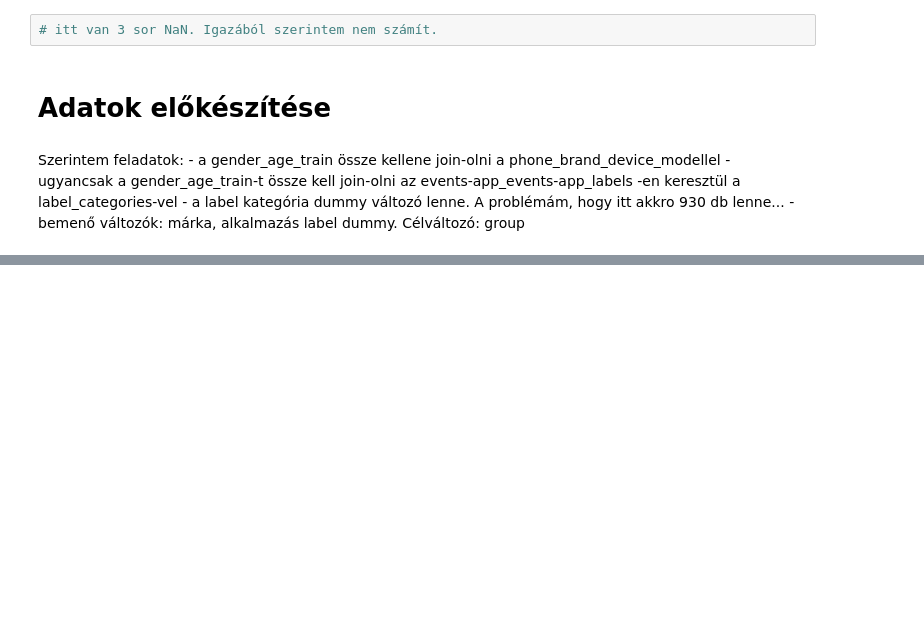
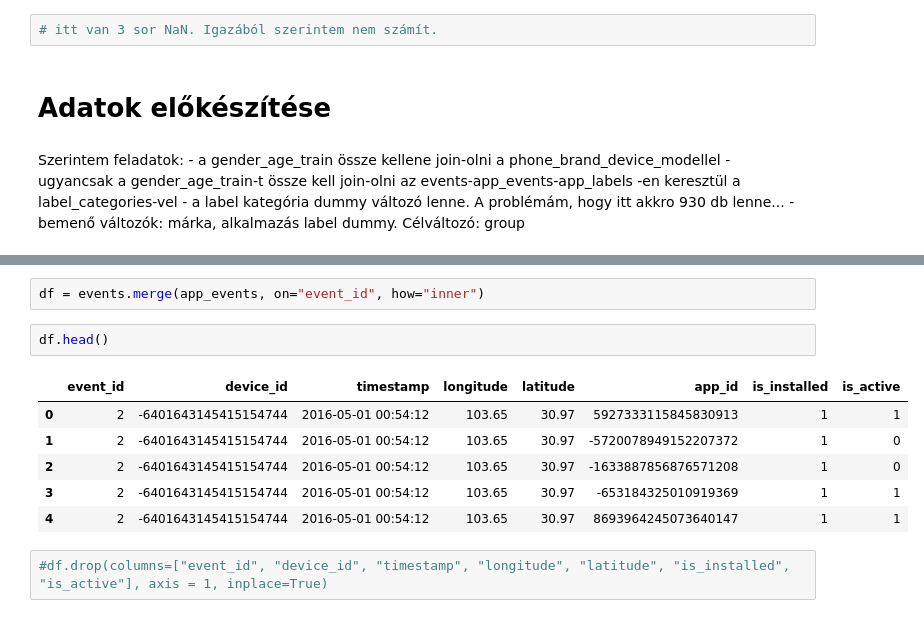
Before and after one commit to aranyhoczki/dskurt_grp1, a Jupyter notebook: talking_data/notebooks/first.ipynb, the cells around one changed output, grey strips where cells are left out. Cells and saved outputs as stored; diff of their text form; blank space fills up the shorter version.

```diff
--- a/talking_data/notebooks/first.ipynb
+++ b/talking_data/notebooks/first.ipynb
@@ -190,0 +211,13 @@ Szerintem feladatok:
+# %%
+df = events.merge(app_events, on="event_id", how="inner")
+# %%
+df.head()
+# %% [output]
+|  | event_id | device_id | timestamp | longitude | latitude | app_id | is_installed | is_active |
+| 0 | 2 | -6401643145415154744 | 2016-05-01 00:54:12 | 103.65 | 30.97 | 5927333115845830913 | 1 | 1 |
+| 1 | 2 | -6401643145415154744 | 2016-05-01 00:54:12 | 103.65 | 30.97 | -5720078949152207372 | 1 | 0 |
+| 2 | 2 | -6401643145415154744 | 2016-05-01 00:54:12 | 103.65 | 30.97 | -1633887856876571208 | 1 | 0 |
+| 3 | 2 | -6401643145415154744 | 2016-05-01 00:54:12 | 103.65 | 30.97 | -653184325010919369 | 1 | 1 |
+| 4 | 2 | -6401643145415154744 | 2016-05-01 00:54:12 | 103.65 | 30.97 | 8693964245073640147 | 1 | 1 |
+# %%
+#df.drop(columns=["event_id", "device_id", "timestamp", "longitude", "latitude", "is_installed", "is_active"], axis = 1, inplace=True)
```
Also changed, not shown: parts of 14 cells of this notebook.
